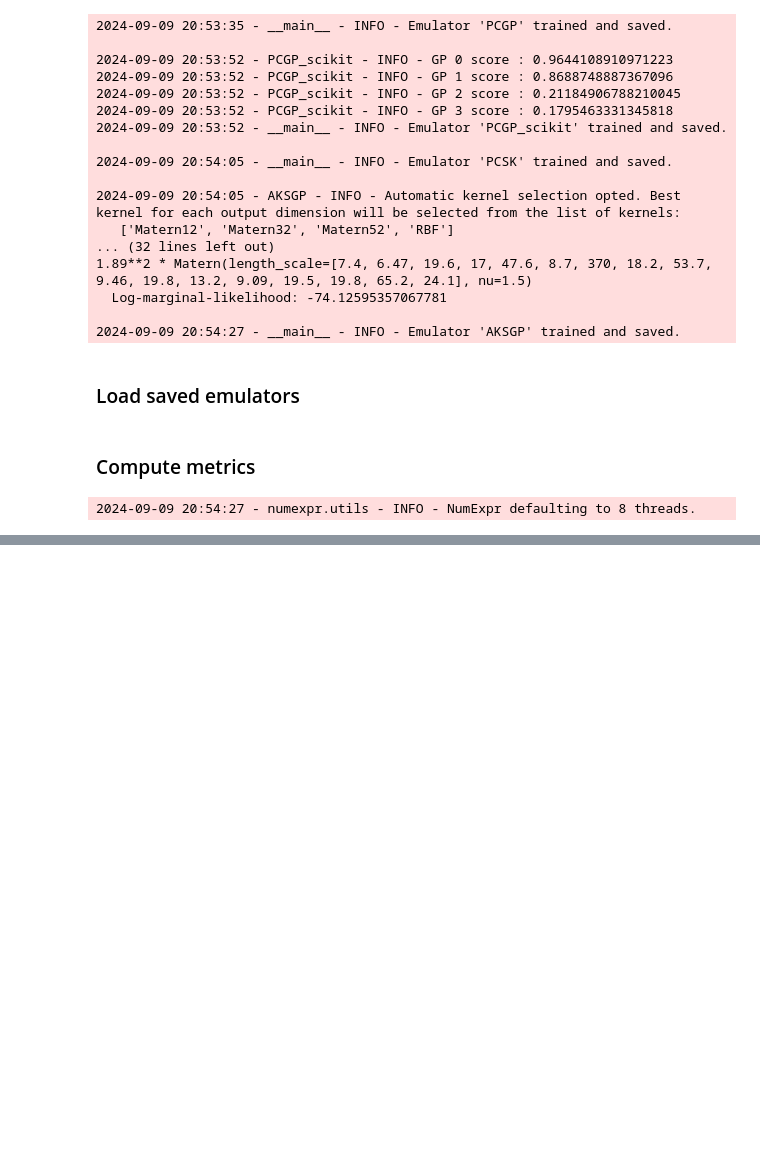
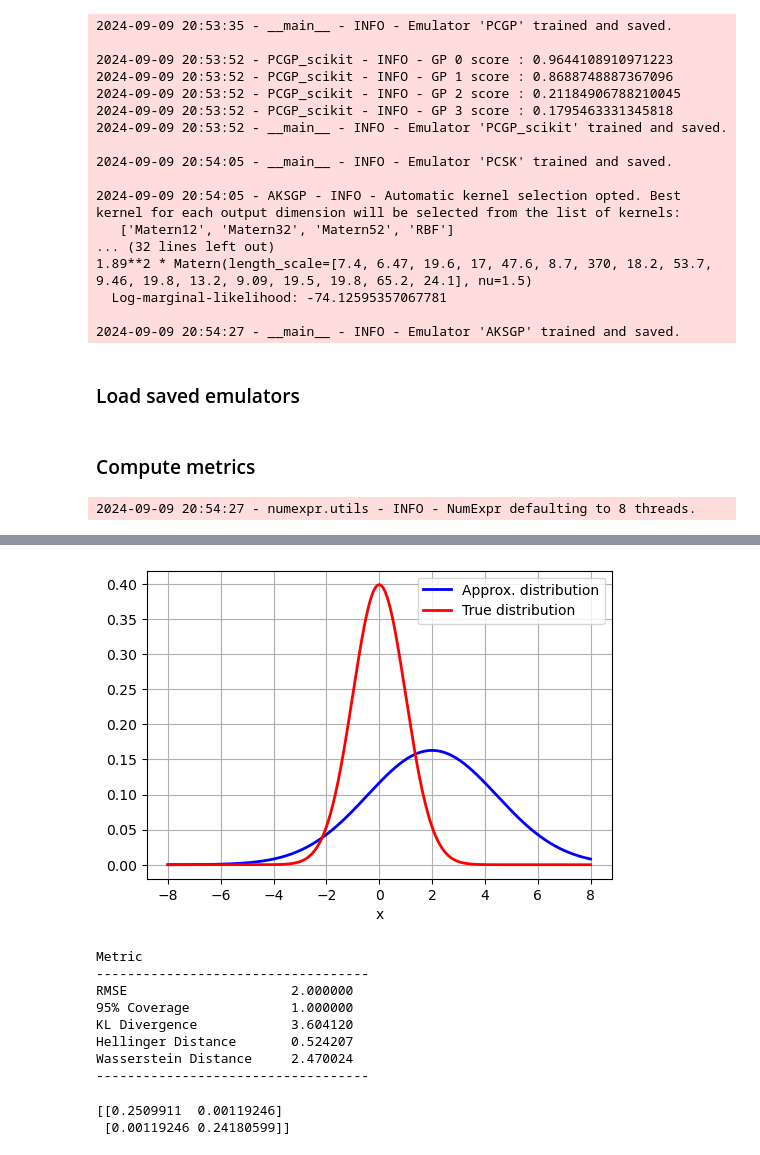
Before and after one commit to bandframework/surmise, a Jupyter notebook: examples/heavy_ion/emulator_train_test.ipynb, the cells around one changed output, grey strips where cells are left out. Drawn from its saved outputs; the diff is of its cells as text; code cells hidden in the pictures; blank space fills up the shorter version.

```diff
--- a/examples/heavy_ion/emulator_train_test.ipynb
+++ b/examples/heavy_ion/emulator_train_test.ipynb
@@ -267,0 +333,42 @@ Prediction time (s)           0.010360        0.003323        0.012495        0.
+# %%
+# Call the function with predmean and predvar
+evaluate_gaussian_metrics(0,1,predmean=2, predvar=6)
+# %% [output]
+[figure, added]
+Metric
+-----------------------------------
+RMSE                     2.000000
+95% Coverage             1.000000
+KL Divergence            3.604120
+Hellinger Distance       0.524207
+Wasserstein Distance     2.470024
+-----------------------------------
+# %%
+import numpy as np
+import seaborn as sns
+import matplotlib.pyplot as plt
+
+# Simulate noisy linear relationship y(x) = x + epsilon
+x1 = 1
+x2 = 2
+noise_std = 0.5
+N = 1000
+
+Y_x1 = x1 + noise_std * np.random.randn(N)  # 1000 outputs for x1 with noise
+Y_x2 = x2 + noise_std * np.random.randn(N)  # 1000 outputs for x2 with noise
+
+# Stack the results in a 2D array: each row is a different simulation run
+Y = np.vstack([Y_x1, Y_x2])
+
+# Calculate the covariance matrix
+cov_matrix = np.cov(Y)
+print(cov_matrix)
+
+# # Create a heatmap of the covariance matrix
+# plt.figure(figsize=(6, 4))
+# sns.heatmap(cov_matrix, annot=True, cmap='coolwarm', fmt='.2f')
+# plt.title("Covariance Matrix Heatmap for y(x) = x + noise")
+# plt.show()
+# %% [output]
+[[0.2509911  0.00119246]
+ [0.00119246 0.24180599]]
```
Also changed, not shown: parts of 4 cells of this notebook, 33 other files.
